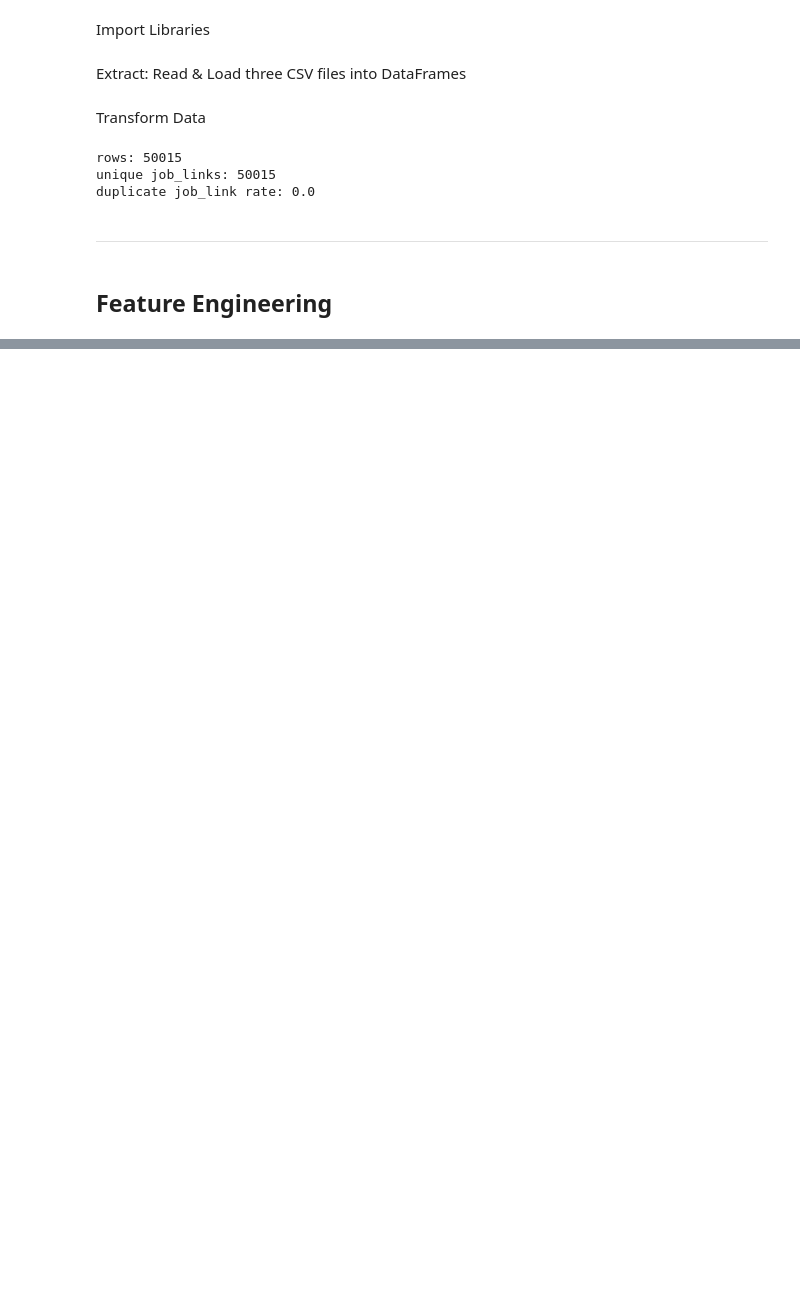
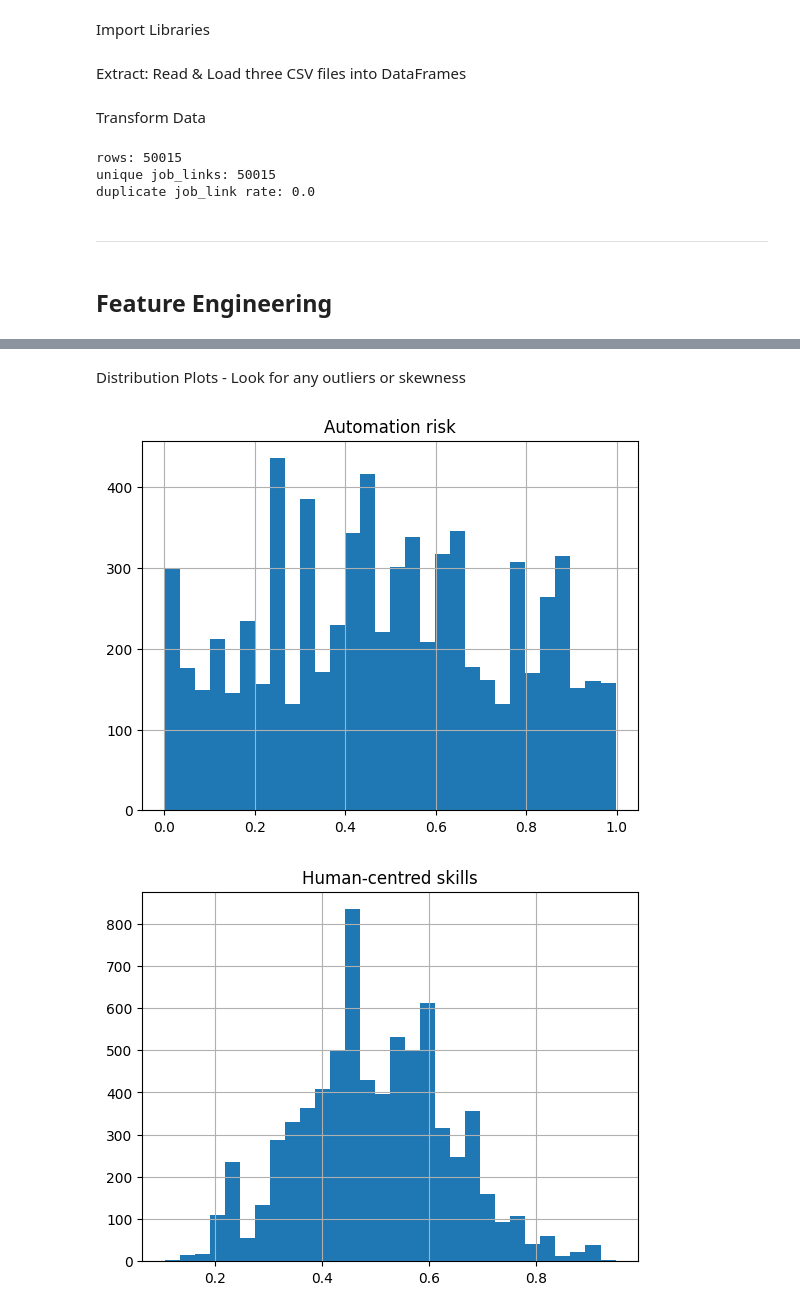
Before and after one commit to sunnyjandu/AI-and-the-Future-of-Work-and-Learning, a Jupyter notebook: jupyter_notebooks/data_analysis.ipynb, the cells around one changed output, grey strips where cells are left out. Drawn from its saved outputs; the diff is of its cells as text; code cells hidden in the pictures; blank space fills up the shorter version.

Commit message:
data analysis notebook update and cleaned files

```diff
--- a/jupyter_notebooks/data_analysis.ipynb
+++ b/jupyter_notebooks/data_analysis.ipynb
@@ -104,0 +129,17 @@ duplicate job_link rate: 0.0
+# %%
+#Main data fields are numeric for analysis
+df_posting["automation_risk_score"] = pd.to_numeric(
+    df_posting["role__automation_risk_score"], errors="coerce"
+)
+
+df_posting["job_growth_rate"] = pd.to_numeric(
+    df_posting["role__job_growth_rate"], errors="coerce"
+)
+
+df_posting["role__domain_specific_knowledge_level"] = pd.to_numeric(
+    df_posting["role__domain_specific_knowledge_level"], errors="coerce"
+)
+
+df_posting["role__ai_dependency_current"] = pd.to_numeric(
+    df_posting["role__ai_dependency_current"], errors="coerce"
+)
@@ -104,0 +166,17 @@ duplicate job_link rate: 0.0
+# %% [markdown]
+Distribution Plots - Look for any outliers or skewness
+# %%
+df_posting["automation_risk_score"].hist(bins=30)
+plt.title("Automation risk")
+plt.show()
+
+df_posting["human_centred_index"].hist(bins=30)
+plt.title("Human-centred skills")
+plt.show()
+
+df_posting["job_growth_rate"].hist(bins=30)
+plt.title("Job growth rate")
+plt.show()
+# %% [output]
+[figure, added]
+[figure, added]
```
Also changed, not shown: parts of 21 cells of this notebook, 2 other files.
